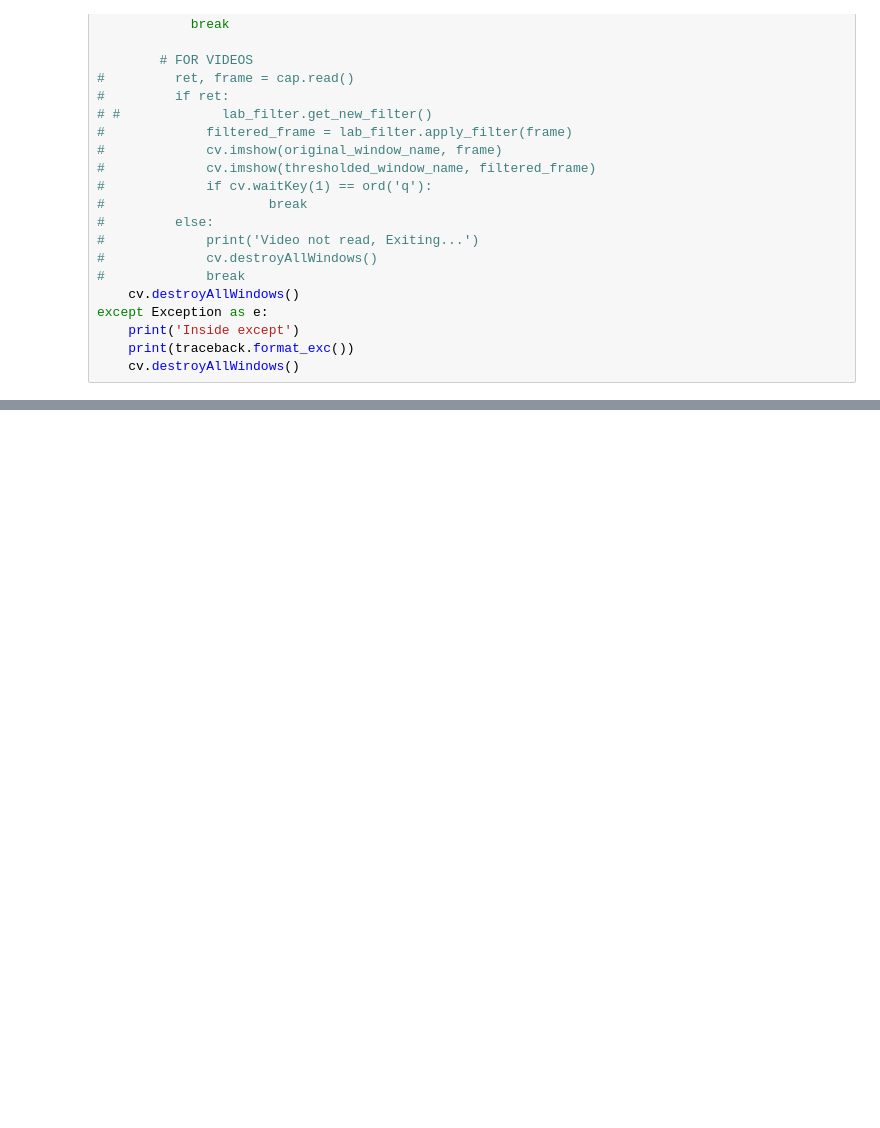
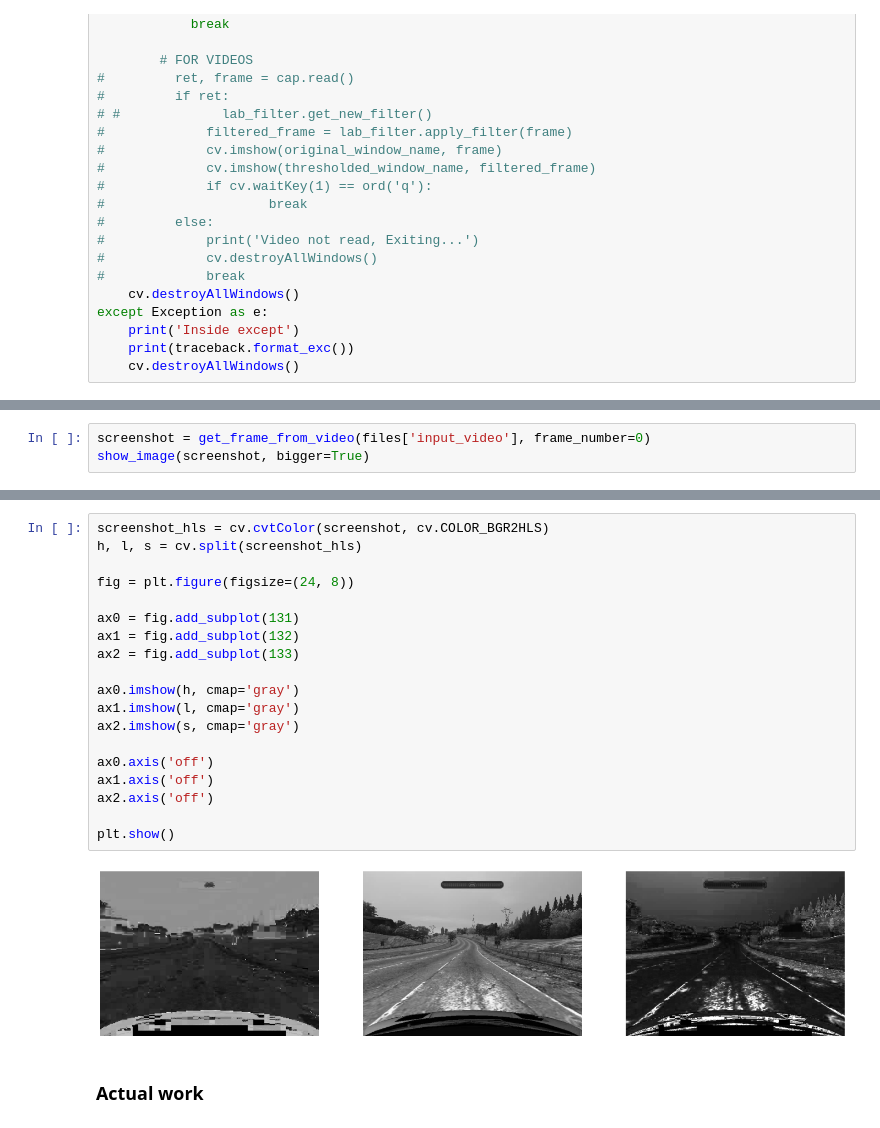
Before and after one commit to AmarCodes-22/need_for_learning, a Jupyter notebook: color_space_filtering.ipynb, the cells around one changed output, grey strips where cells are left out. Saved outputs shown, nothing was run; the diff lists cells and outputs as text; blank space fills up the shorter version.

Commit message:
Added HSL color space tests

```diff
--- a/color_space_filtering.ipynb
+++ b/color_space_filtering.ipynb
@@ -504,0 +514,3 @@ except Exception as e:
+# %%
+screenshot = get_frame_from_video(files['input_video'], frame_number=0)
+show_image(screenshot, bigger=True)
@@ -504,0 +519,23 @@ except Exception as e:
+# %%
+screenshot_hls = cv.cvtColor(screenshot, cv.COLOR_BGR2HLS)
+h, l, s = cv.split(screenshot_hls)
+
+fig = plt.figure(figsize=(24, 8))
+
+ax0 = fig.add_subplot(131)
+ax1 = fig.add_subplot(132)
+ax2 = fig.add_subplot(133)
+
+ax0.imshow(h, cmap='gray')
+ax1.imshow(l, cmap='gray')
+ax2.imshow(s, cmap='gray')
+
+ax0.axis('off')
+ax1.axis('off')
+ax2.axis('off')
+
+plt.show()
+# %% [output]
+[figure, added]
+# %% [markdown]
+### Actual work
```
Also changed, not shown: parts of 6 cells of this notebook.
